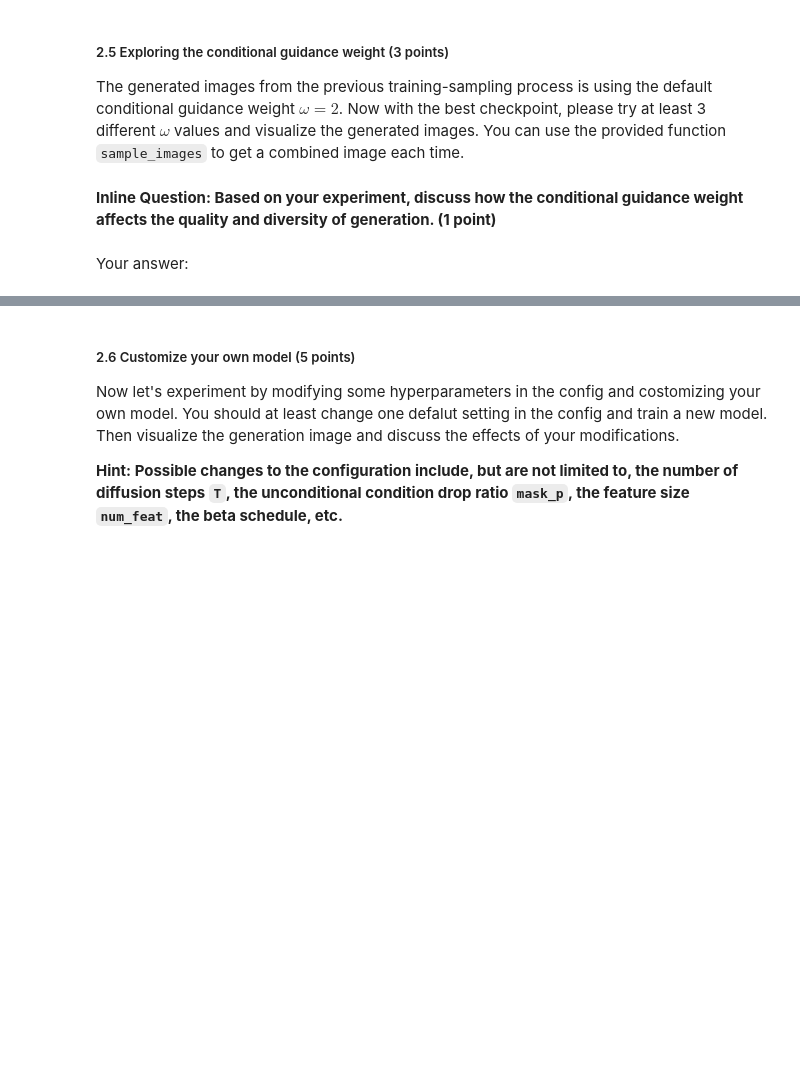
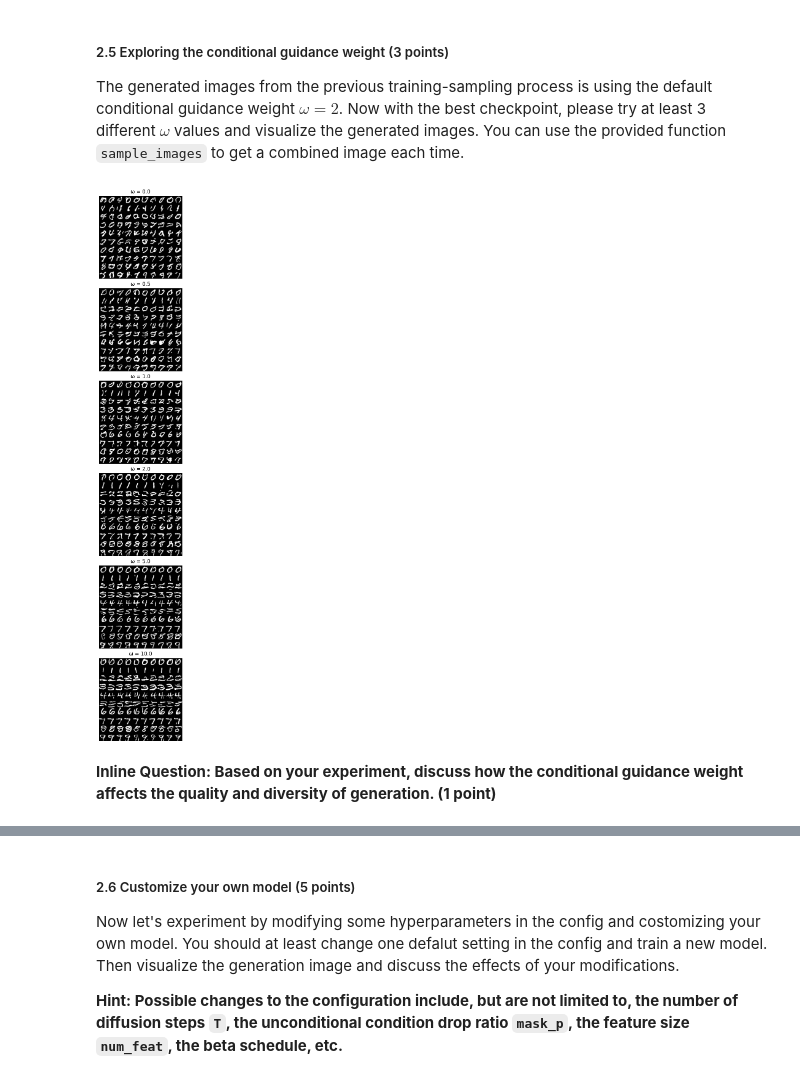
Before and after one commit to kbaseba/239AS_2, a Jupyter notebook: Project_2/ConditionalDDPM.ipynb, the cells around one changed output, grey strips where cells are left out. Drawn from its saved outputs; the diff is of its cells as text; code cells hidden in the pictures; blank space fills up the shorter version.

```diff
--- a/Project_2/ConditionalDDPM.ipynb
+++ b/Project_2/ConditionalDDPM.ipynb
@@ -326,16 +354,41 @@ The generated images from the previous training-sampling process is using the de
 # %%
 from utils import sample_images
 import matplotlib.pyplot as plt
 # ==================================================== #
 # YOUR CODE HERE:
 #   Try at least 3 different conditional guidance weights and visualize it.
 #   Example of using a different omega value:
 #       sample_config = DMConfig(omega = ?)
 #       fig = sample_images(config = sample_config, checkpoint_path = path_to_your_checkpoint)
 
+# Checkpoint path
+checkpoint_path = "./save/test_2/best_checkpoint.pth"
+
+torch.serialization.add_safe_globals([DMConfig])
+
+# w values to test
+omegas = [0.0, 0.5, 1.0, 2.0, 5.0, 10.0]
+
+# Prepare test
+fig, axes = plt.subplots(
+    nrows=len(omegas),
+    ncols=1,
+    figsize=(6, 3 * len(omegas)),
+    constrained_layout=True
+)
+
+# Loop over ω, sample and plot
+for ax, w in zip(axes, omegas):
+    config = DMConfig(omega=w)
+    grid = sample_images(config=config, checkpoint_path=checkpoint_path)
+    ax.imshow(grid)
+    ax.set_title(f"ω = {w}")
+    ax.axis("off")
+
+plt.show()
 
 # ==================================================== #
+# %% [output]
+[figure, added]
 # %% [markdown]
 **Inline Question: Based on your experiment, discuss how the conditional guidance weight affects the quality and diversity of generation. (1 point)**
-# %% [markdown]
-Your answer:
```
Also changed, not shown: parts of 11 cells of this notebook, 34 other files.
